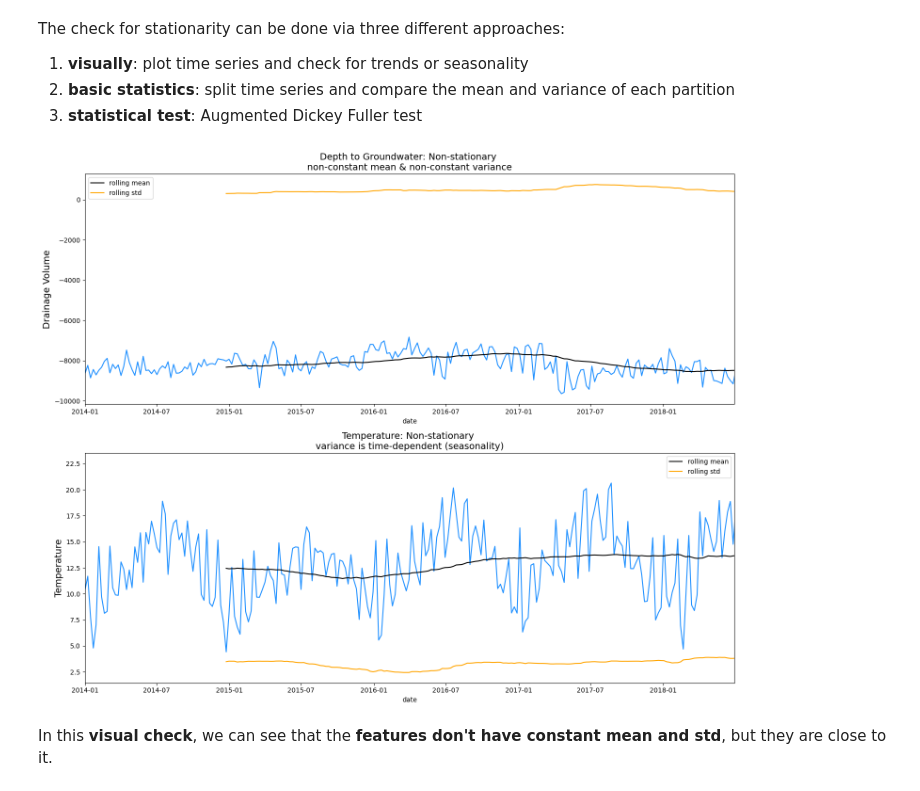
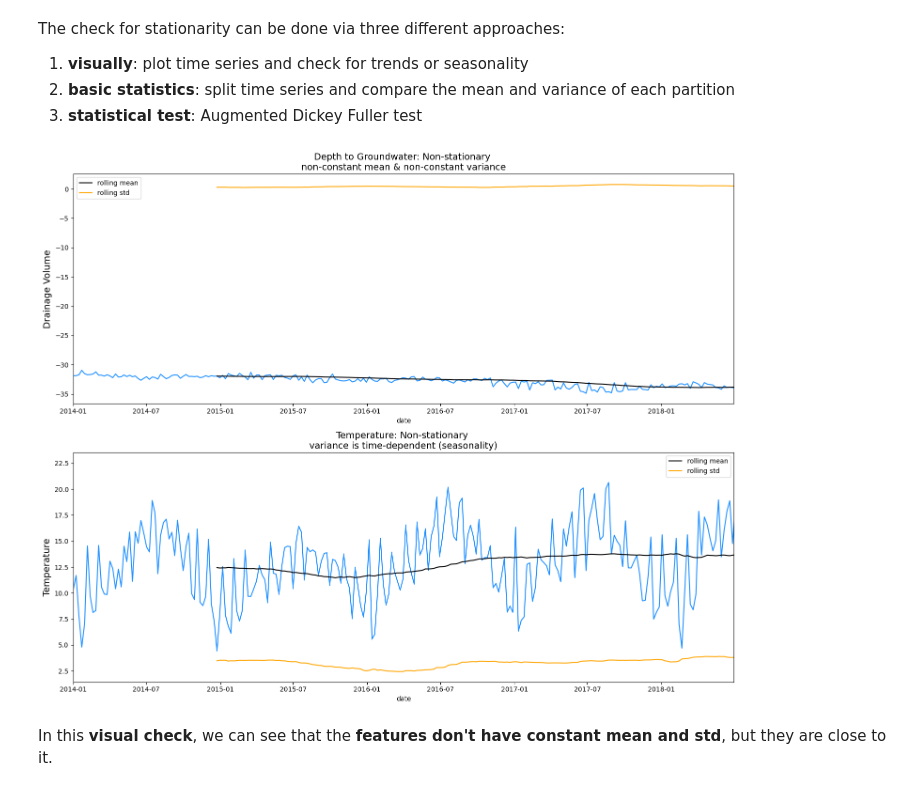
Before and after one commit to thisishasan/bigdata_mod_b, a Jupyter notebook: code.ipynb, the cells around one changed output. Cells and saved outputs as stored; diff of their text form; code cells hidden in the pictures.

```diff
--- a/code.ipynb
+++ b/code.ipynb
@@ -215,26 +215,26 @@ The check for stationarity can be done via three different approaches:
 # %%
 # A year has 52 weeks (52 weeks * 7 days per week) aporx.
 rolling_window = 52
 f, ax = plt.subplots(nrows=2, ncols=1, figsize=(15, 12))
 
-sns.lineplot(x=df['date'], y=df['drainage_volume'], ax=ax[0], color='dodgerblue')
-sns.lineplot(x=df['date'], y=df['drainage_volume'].rolling(rolling_window).mean(), ax=ax[0], color='black', label='rolling mean')
-sns.lineplot(x=df['date'], y=df['drainage_volume'].rolling(rolling_window).std(), ax=ax[0], color='orange', label='rolling std')
+sns.lineplot(x=df['date'], y=df['depth_to_groundwater'], ax=ax[0], color='dodgerblue')
+sns.lineplot(x=df['date'], y=df['depth_to_groundwater'].rolling(rolling_window).mean(), ax=ax[0], color='black', label='rolling mean')
+sns.lineplot(x=df['date'], y=df['depth_to_groundwater'].rolling(rolling_window).std(), ax=ax[0], color='orange', label='rolling std')
 ax[0].set_title('Depth to Groundwater: Non-stationary \nnon-constant mean & non-constant variance', fontsize=14)
 ax[0].set_ylabel(ylabel='Drainage Volume', fontsize=14)
 ax[0].set_xlim(between_dates)
 
 sns.lineplot(x=df['date'], y=df['temperature'], ax=ax[1], color='dodgerblue')
 sns.lineplot(x=df['date'], y=df['temperature'].rolling(rolling_window).mean(), ax=ax[1], color='black', label='rolling mean')
 sns.lineplot(x=df['date'], y=df['temperature'].rolling(rolling_window).std(), ax=ax[1], color='orange', label='rolling std')
 ax[1].set_title('Temperature: Non-stationary \nvariance is time-dependent (seasonality)', fontsize=14)
 ax[1].set_ylabel(ylabel='Temperature', fontsize=14)
 ax[1].set_xlim(between_dates)
 
 plt.tight_layout()
 plt.show()
 # %% [output]
-[figure, old version]
+[figure, new version]
 # %% [markdown]
 In this **visual check**, we can see that the **features don't have constant mean and std**, but they are close to it.
 # %% [markdown]
```
Also changed, not shown: parts of 2 cells of this notebook.
